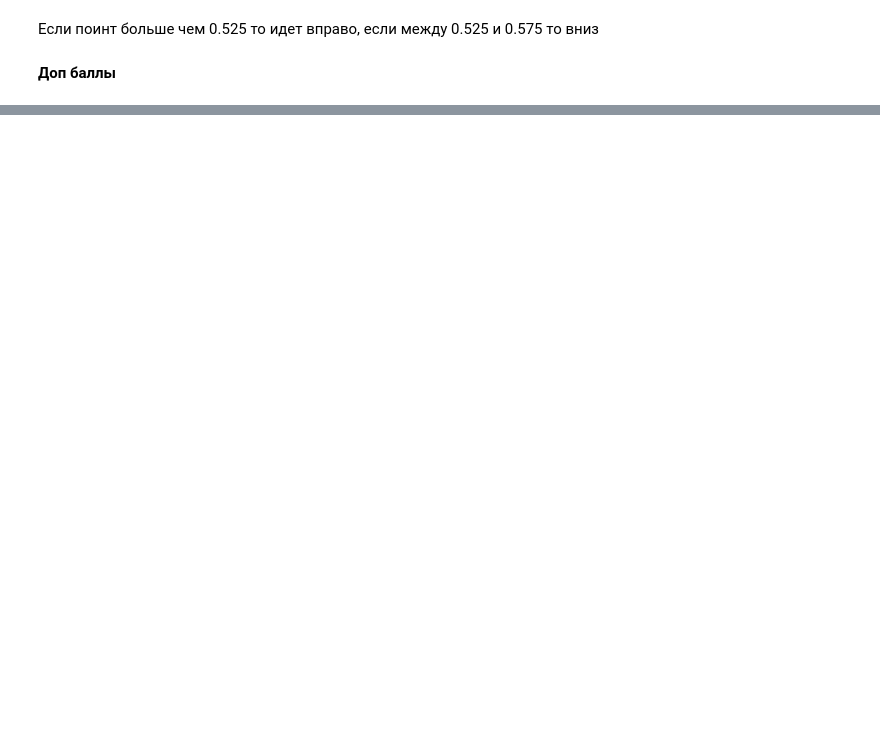
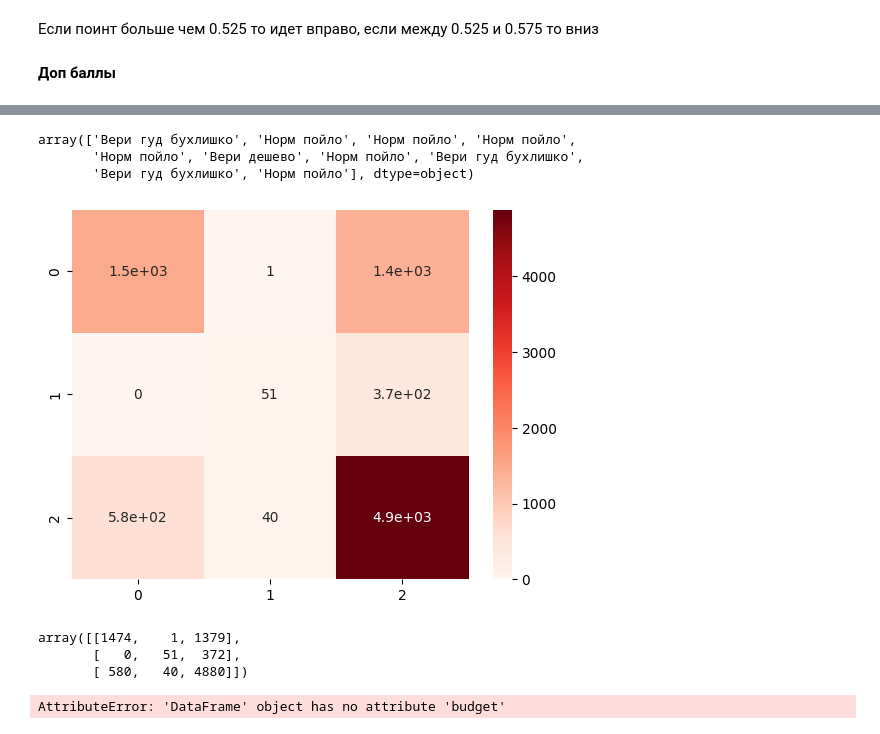
Before and after one commit to polinakochneva1/me_labs_house, a Jupyter notebook: георгий_1.ipynb, the cells around one changed output, grey strips where cells are left out. Saved outputs shown, nothing was run; the diff lists cells and outputs as text; code cells hidden in the pictures; blank space fills up the shorter version.

```diff
--- a/георгий_1.ipynb
+++ b/георгий_1.ipynb
@@ -372,0 +384,13 @@ plt.show()
+# %%
+X_train_full,X_test,y_train_full,y_test = train_test_split(X,y,test_size=0.2,random_state=0)
+X_train,X_valid,y_train,y_valid = train_test_split(X_train_full,y_train_full,test_size=0.2,random_state=0)
+# %%
+model = keras.models.Sequential()
+model.add(Dense(500, activation='relu', input_dim=X_train.shape[1]))
+model.add(Dense(256, activation='relu'))
+model.add(Dense(64, activation='relu'))
+model.add(Dense(y.shape[1], activation='softmax'))
+model.compile(optimizer='adam',
+              loss='categorical_crossentropy',
+              metrics=["accuracy","F1Score"])
+history=model.fit(X_train, y_train, epochs =5,batch_size=5)
@@ -372,0 +467,4 @@ plt.show()
+# %%
+y_pred = model.predict(X_test)
+y_classes = y_pred.argmax(axis=-1)
+y_classes[:10]
@@ -372,0 +474,21 @@ plt.show()
+# %%
+le.inverse_transform(y_classes[:10])
+# %% [output]
+array(['Вери гуд бухлишко', 'Норм пойло', 'Норм пойло', 'Норм пойло',
+       'Норм пойло', 'Вери дешево', 'Норм пойло', 'Вери гуд бухлишко',
+       'Вери гуд бухлишко', 'Норм пойло'], dtype=object)
+# %%
+y_test_old=y_test.argmax(axis=-1)
+# %%
+from sklearn.metrics import confusion_matrix
+import seaborn as sns
+cf_matrix = confusion_matrix(y_test_old, y_classes)
+ax = sns.heatmap(cf_matrix, annot=True, cmap='Reds')
+# %% [output]
+[figure, added]
+# %%
+cf_matrix
+# %% [output]
+array([[1474,    1, 1379],
+       [   0,   51,  372],
+       [ 580,   40, 4880]])
@@ -372,0 +524,4 @@ plt.show()
+# %%
+y_answer = predict_data(df[['price','points']])
+# %% [output]
+AttributeError: 'DataFrame' object has no attribute 'budget'
```
Also changed, not shown: parts of 34 cells of this notebook.
